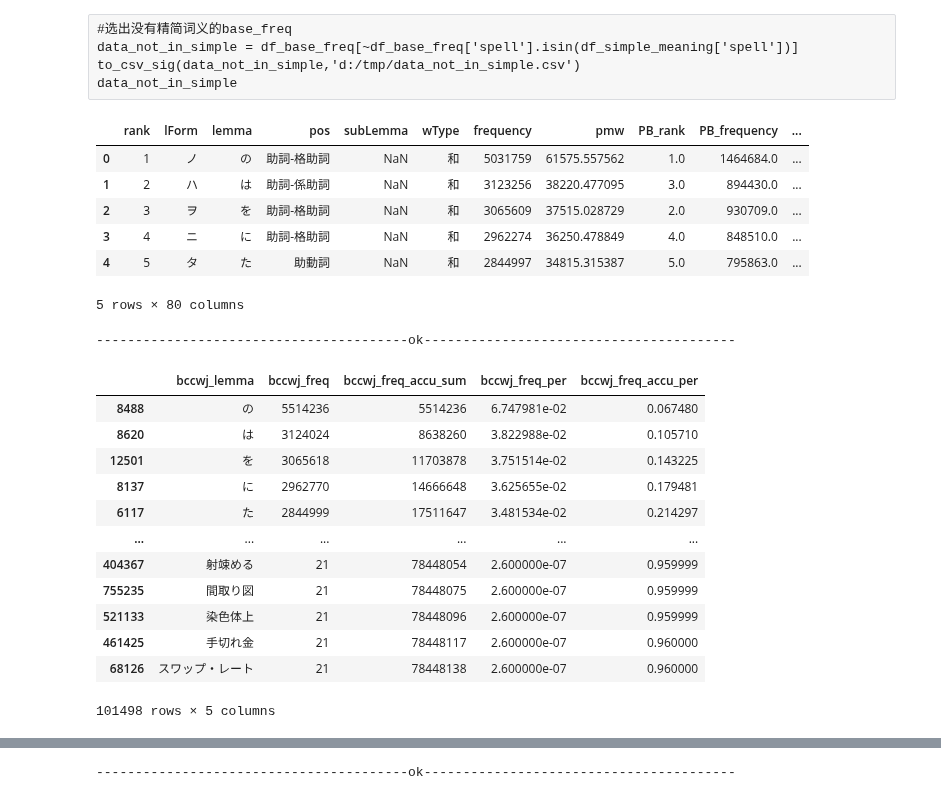
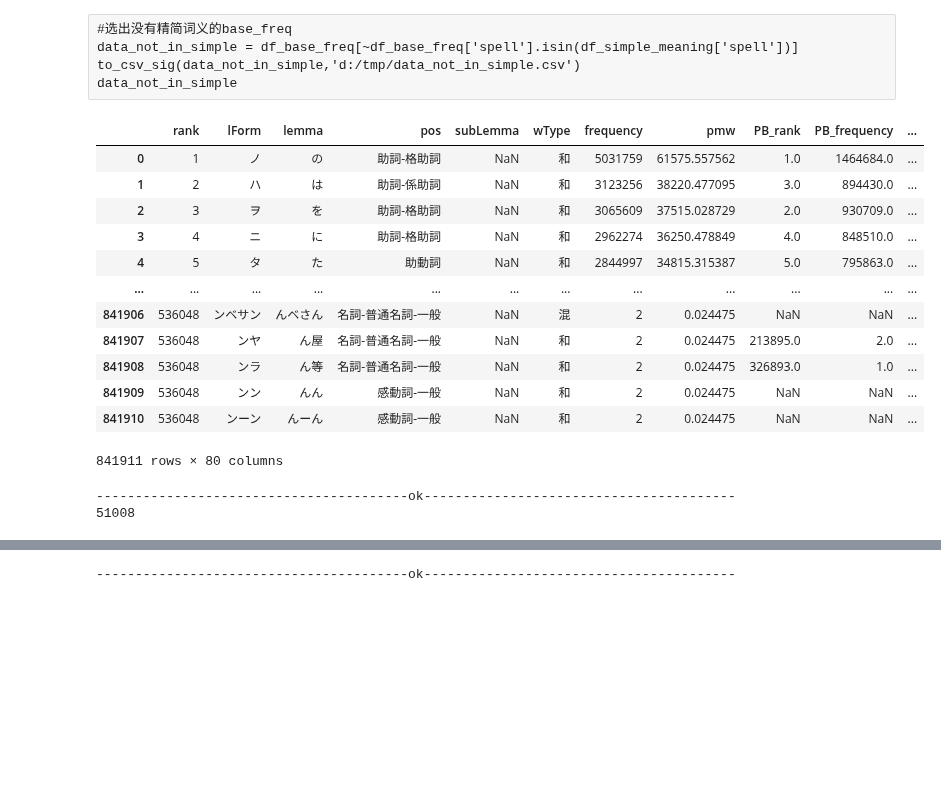
Before and after one commit to hopensic/python-notebooks, a Jupyter notebook: 05.base/jap_base.ipynb, the cells around one changed output, grey strips where cells are left out. Cells and saved outputs as stored; diff of their text form; code cells hidden in the pictures; blank space fills up the shorter version.

```diff
--- a/05.base/jap_base.ipynb
+++ b/05.base/jap_base.ipynb
@@ -94,10 +94,28 @@ else:
         encoding="utf-8-sig",
         on_bad_lines="skip",
         engine="python",
-        sep="/t",
+        sep="\t",
     )
     with open("df_long_word.pkl", "wb") as f:
         pickle.dump(df_long_word, f)
+
+if os.path.exists("df_short_word.pkl"):
+    with open("df_short_word.pkl", "rb") as f:
+        df_short_word = pickle.load(f)
+else:
+    df_short_word = pd.read_csv(
+        "d:/03.bigfile/BCCWJ_frequencylist_suw_ver1_0.tsv",
+        encoding="utf-8-sig",
+        on_bad_lines="skip",
+        engine="python",
+        sep="\t",
+    )
+    with open("df_short_word.pkl", "wb") as f:
+        pickle.dump(df_short_word, f)
+
+
+
+
 
 df_5000_word = pd.read_csv(
     "D:/Dropbox/06.wanjuan/99.tmp/tiku_freq_sudachipy_B.csv",
@@ -122,15 +140,21 @@ data_not_in_simple = df_base_freq[~df_base_freq['spell'].isin(df_simple_meaning[
 to_csv_sig(data_not_in_simple,'d:/tmp/data_not_in_simple.csv')
 data_not_in_simple
 # %%
-df_long_word.head()
+df_long_word
 # %% [output]
 |  | rank | lForm | lemma | pos | subLemma | wType | frequency | pmw | PB_rank | PB_frequency | ... |
 | 0 | 1 | ノ | の | 助詞-格助詞 | NaN | 和 | 5031759 | 61575.557562 | 1.0 | 1464684.0 | ... |
 | 1 | 2 | ハ | は | 助詞-係助詞 | NaN | 和 | 3123256 | 38220.477095 | 3.0 | 894430.0 | ... |
 | 2 | 3 | ヲ | を | 助詞-格助詞 | NaN | 和 | 3065609 | 37515.028729 | 2.0 | 930709.0 | ... |
 | 3 | 4 | ニ | に | 助詞-格助詞 | NaN | 和 | 2962274 | 36250.478849 | 4.0 | 848510.0 | ... |
 | 4 | 5 | タ | た | 助動詞 | NaN | 和 | 2844997 | 34815.315387 | 5.0 | 795863.0 | ... |
+| ... | ... | ... | ... | ... | ... | ... | ... | ... | ... | ... | ... |
+| 841906 | 536048 | ンベサン | んベさん | 名詞-普通名詞-一般 | NaN | 混 | 2 | 0.024475 | NaN | NaN | ... |
+| 841907 | 536048 | ンヤ | ん屋 | 名詞-普通名詞-一般 | NaN | 和 | 2 | 0.024475 | 213895.0 | 2.0 | ... |
+| 841908 | 536048 | ンラ | ん等 | 名詞-普通名詞-一般 | NaN | 和 | 2 | 0.024475 | 326893.0 | 1.0 | ... |
+| 841909 | 536048 | ンン | んん | 感動詞-一般 | NaN | 和 | 2 | 0.024475 | NaN | NaN | ... |
+| 841910 | 536048 | ンーン | んーん | 感動詞-一般 | NaN | 和 | 2 | 0.024475 | NaN | NaN | ... |
-5 rows × 80 columns
+841911 rows × 80 columns
 # %%
 # 长词汇 bccwj
 
@@ -140,6 +164,11 @@ df_long_word_summed.rename(
 )
 bccwj_freq_sum = df_long_word_summed["bccwj_freq"].sum()
 df_long_word_summed.sort_values("bccwj_freq", ascending=False, inplace=True)
+df_long_word_summed.reset_index(inplace=True, drop=True)
+df_long_word_summed.insert(0, "long_word_rank", range(1, len(df_long_word_summed) + 1))
+# df_long_word_summed.index = df_long_word_summed.index+
+# df_long_word_summed.index.name = "long_word_rank"
+
 df_long_word_summed["bccwj_freq_accu_sum"] = df_long_word_summed["bccwj_freq"].cumsum()
 df_long_word_summed["bccwj_freq_per"] = round(
     df_long_word_summed["bccwj_freq"] / bccwj_freq_sum, 8
@@ -150,22 +179,11 @@ df_long_word_summed["bccwj_freq_accu_per"] = round(
 
 
 df_long_word_summed = df_long_word_summed[
-    df_long_word_summed["bccwj_freq_accu_per"] <= 0.96
+    df_long_word_summed["bccwj_freq_accu_per"] <= 0.94
 ].copy()
+to_csv_sig(df_long_word_summed, "d:/Dropbox/06.wanjuan/99.tmp/df_long_tmp.csv")
 l("ok")
-df_long_word_summed
+print(len(df_long_word_summed))
 # %% [output]
 ----------------------------------------ok----------------------------------------
+51008
-|  | bccwj_lemma | bccwj_freq | bccwj_freq_accu_sum | bccwj_freq_per | bccwj_freq_accu_per |
-| 8488 | の | 5514236 | 5514236 | 6.747981e-02 | 0.067480 |
-| 8620 | は | 3124024 | 8638260 | 3.822988e-02 | 0.105710 |
-| 12501 | を | 3065618 | 11703878 | 3.751514e-02 | 0.143225 |
-| 8137 | に | 2962770 | 14666648 | 3.625655e-02 | 0.179481 |
-| 6117 | た | 2844999 | 17511647 | 3.481534e-02 | 0.214297 |
-| ... | ... | ... | ... | ... | ... |
-| 404367 | 射竦める | 21 | 78448054 | 2.600000e-07 | 0.959999 |
-| 755235 | 間取り図 | 21 | 78448075 | 2.600000e-07 | 0.959999 |
-| 521133 | 染色体上 | 21 | 78448096 | 2.600000e-07 | 0.959999 |
-| 461425 | 手切れ金 | 21 | 78448117 | 2.600000e-07 | 0.960000 |
-| 68126 | スワップ・レート | 21 | 78448138 | 2.600000e-07 | 0.960000 |
-101498 rows × 5 columns
```
Also changed, not shown: parts of 7 cells of this notebook, 1 other file.
